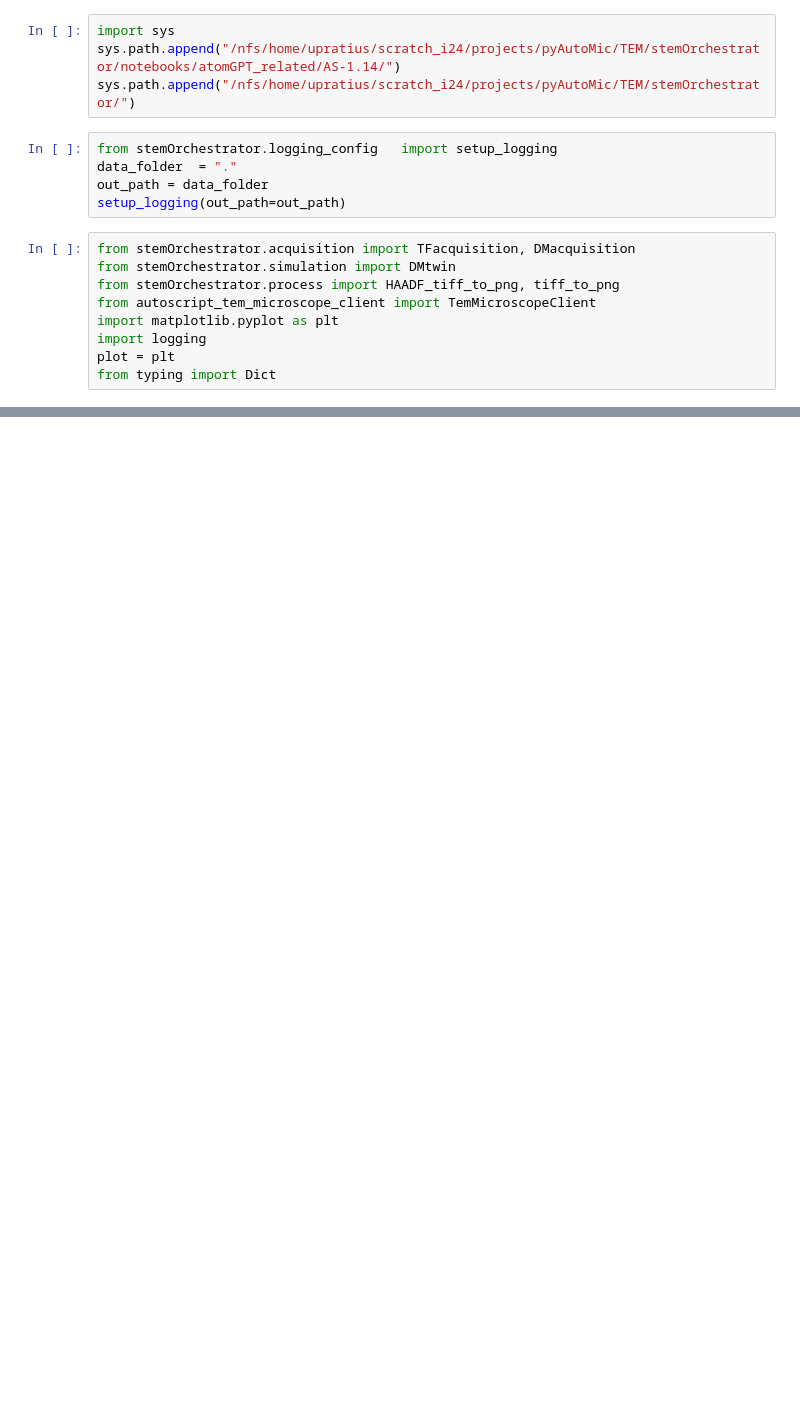
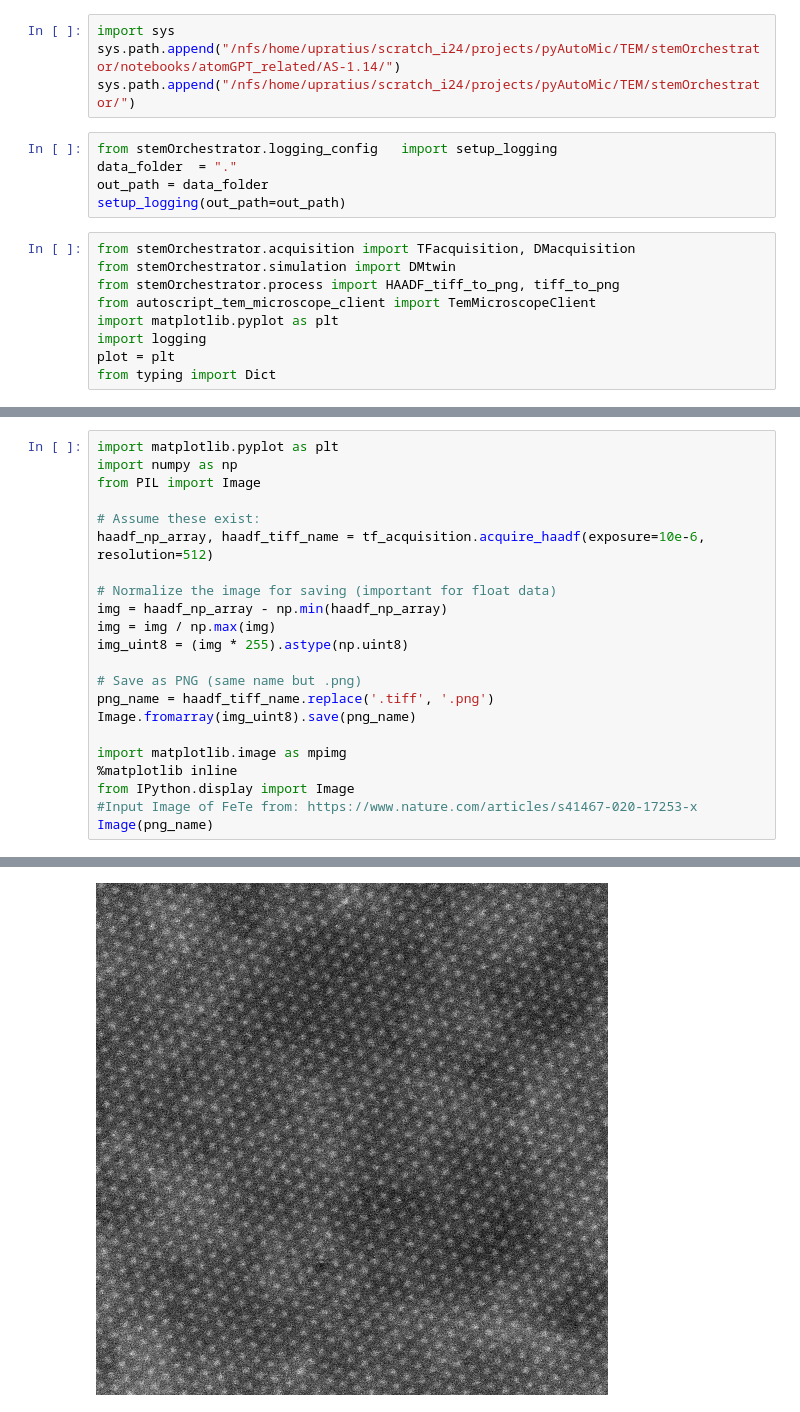
Before and after one commit to pycroscopy/pyAutoMic, a Jupyter notebook: TEM/stemOrchestrator/notebooks/atomGPT_related/SPECTRA-MicroscopyGPT.ipynb, the cells around one changed output, grey strips where cells are left out. Saved outputs shown, nothing was run; the diff lists cells and outputs as text; blank space fills up the shorter version.

```diff
--- a/TEM/stemOrchestrator/notebooks/atomGPT_related/SPECTRA-MicroscopyGPT.ipynb
+++ b/TEM/stemOrchestrator/notebooks/atomGPT_related/SPECTRA-MicroscopyGPT.ipynb
@@ -70,0 +96,23 @@ Client connected to [10.46.217.241:9095]
+# %%
+import matplotlib.pyplot as plt
+import numpy as np
+from PIL import Image
+
+# Assume these exist:
+haadf_np_array, haadf_tiff_name = tf_acquisition.acquire_haadf(exposure=10e-6, resolution=512)
+
+# Normalize the image for saving (important for float data)
+img = haadf_np_array - np.min(haadf_np_array)
+img = img / np.max(img)
+img_uint8 = (img * 255).astype(np.uint8)
+
+# Save as PNG (same name but .png)
+png_name = haadf_tiff_name.replace('.tiff', '.png')
+Image.fromarray(img_uint8).save(png_name)
+
+import matplotlib.image as mpimg
+%matplotlib inline
+from IPython.display import Image
+#Input Image of FeTe from: https://www.nature.com/articles/s41467-020-17253-x
+Image(png_name)
+# %% [output]
@@ -70,0 +128 @@ Client connected to [10.46.217.241:9095]
+[figure, added]
```
Also changed, not shown: parts of 10 cells of this notebook, 4 other files.
